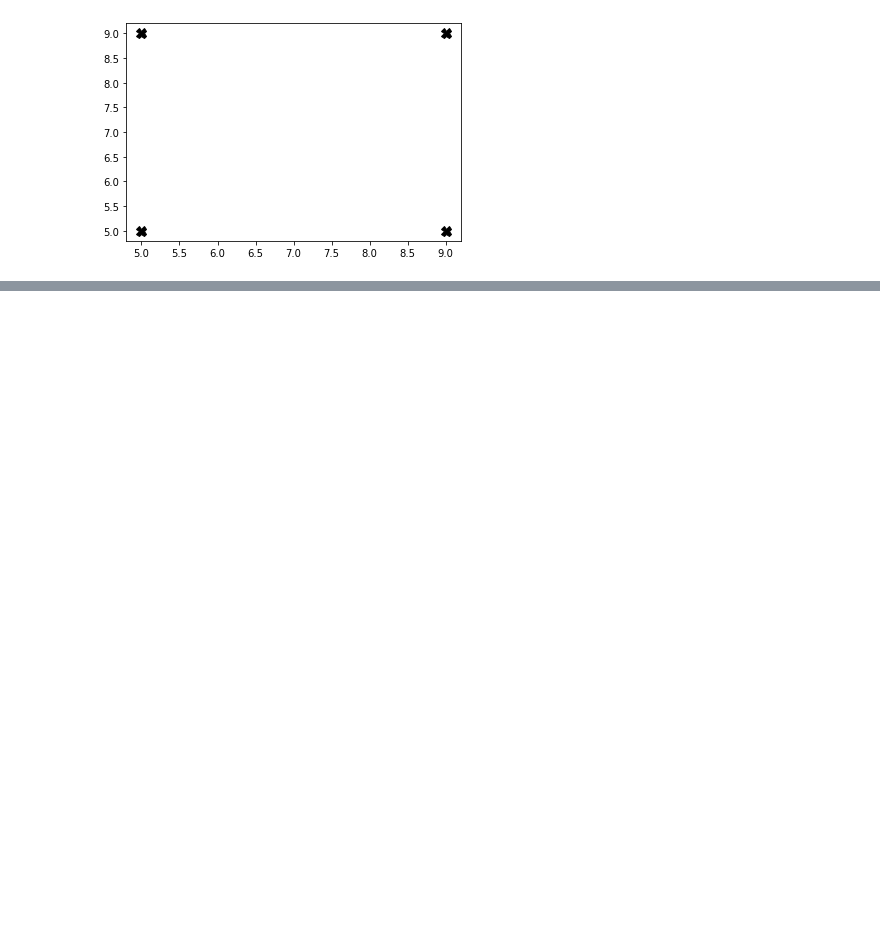
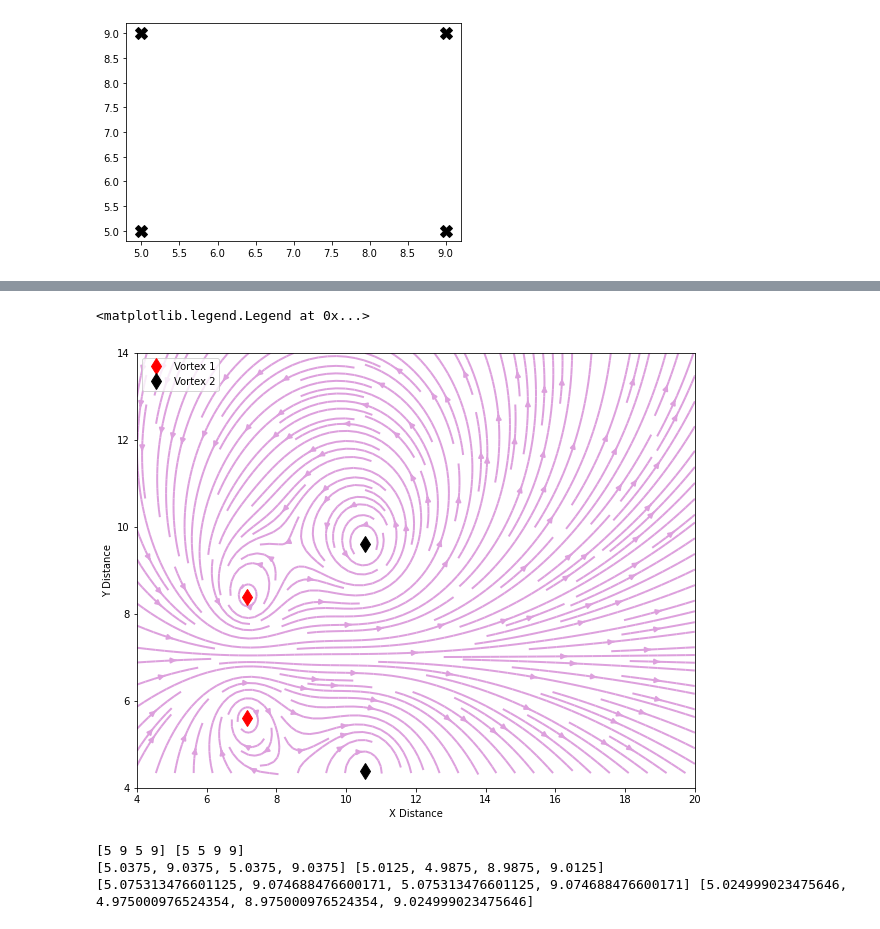
Before and after one commit to whosneha/Fluids_Assignment2, a Jupyter notebook: LeapFrog.ipynb, the cells around one changed output, grey strips where cells are left out. Cells and saved outputs as stored; diff of their text form; code cells hidden in the pictures; blank space fills up the shorter version.

```diff
--- a/LeapFrog.ipynb
+++ b/LeapFrog.ipynb
@@ -90,0 +140,27 @@ plt.streamplot(X,Y,x,y,density=[2,2],color=y,linewidth=2, cmap='cool')
+# %%
+
+x_new2,y_new2 = advance_vortex(x_new,y_new,k_v)
+x,y = loop_vortex(X[0], Y[:,0], x_new2, y_new2, k_v, r_mask)
+vort_1_x=np.array([x_new2[0],x_new2[2]])
+vort_1_y=np.array([y_new2[0],y_new2[2]])
+vort_2_x=np.array([x_new2[1],x_new2[3]])
+vort_2_y=np.array([y_new2[1],y_new2[3]])
+plt.figure(figsize=(10, 8))
+plt.plot(vort_1_x,vort_1_y,'rd',markersize=12,label='Vortex 1')
+plt.plot(vort_2_x,vort_2_y,'kd',markersize=12,label='Vortex 2')
+plt.streamplot(X,Y,x,y,density=[2,2],linewidth=2,color='plum')
+plt.xlabel('X Distance')
+plt.ylabel('Y Distance')
+plt.legend(loc="upper left")
+# %% [output]
+<matplotlib.legend.Legend at 0x...>
+[figure, added]
+# %%
+## Tester Stuff
+print(x_v,y_v)
+print(x_new,y_new)
+print(x_new2,y_new2)
+# %% [output]
+[5 9 5 9] [5 5 9 9]
+[5.0375, 9.0375, 5.0375, 9.0375] [5.0125, 4.9875, 8.9875, 9.0125]
+[5.075313476601125, 9.074688476600171, 5.075313476601125, 9.074688476600171] [5.024999023475646, 4.975000976524354, 8.975000976524354, 9.024999023475646]
```
Also changed, not shown: parts of 10 cells of this notebook, 1 other file.
